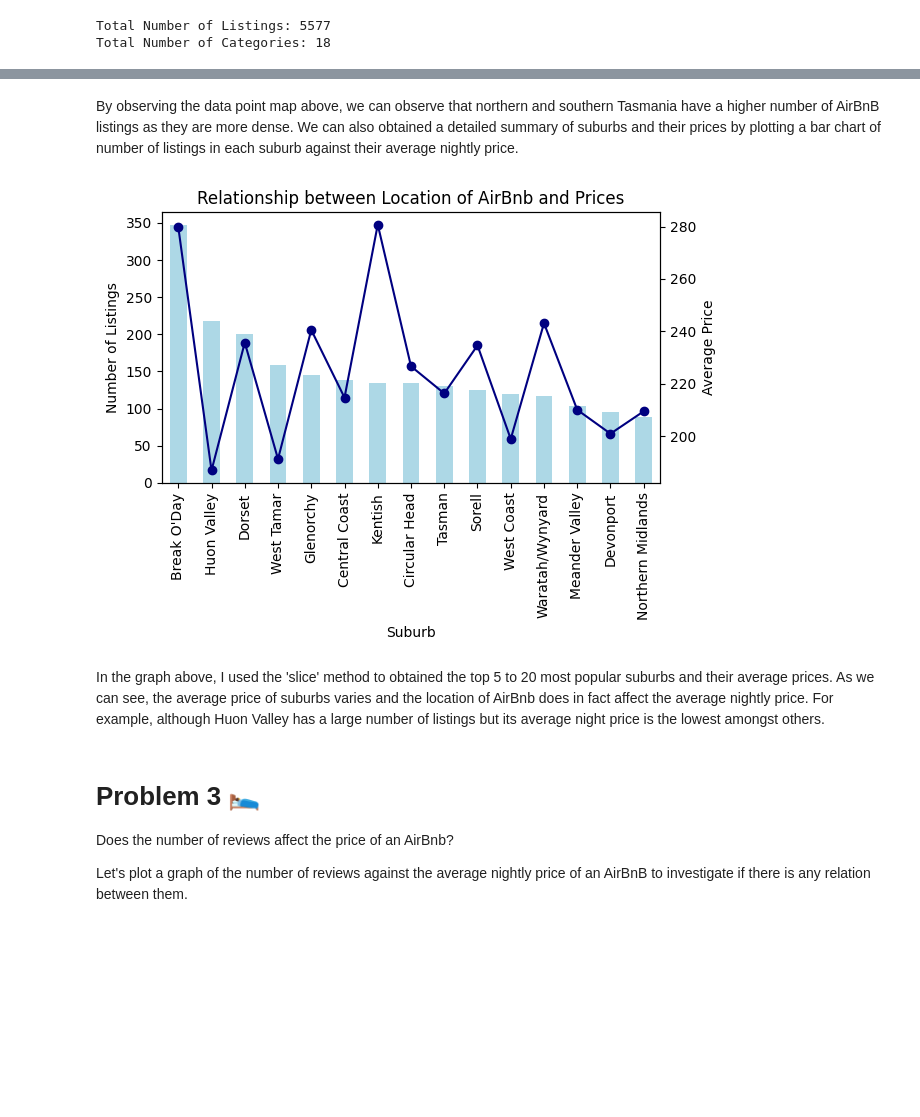
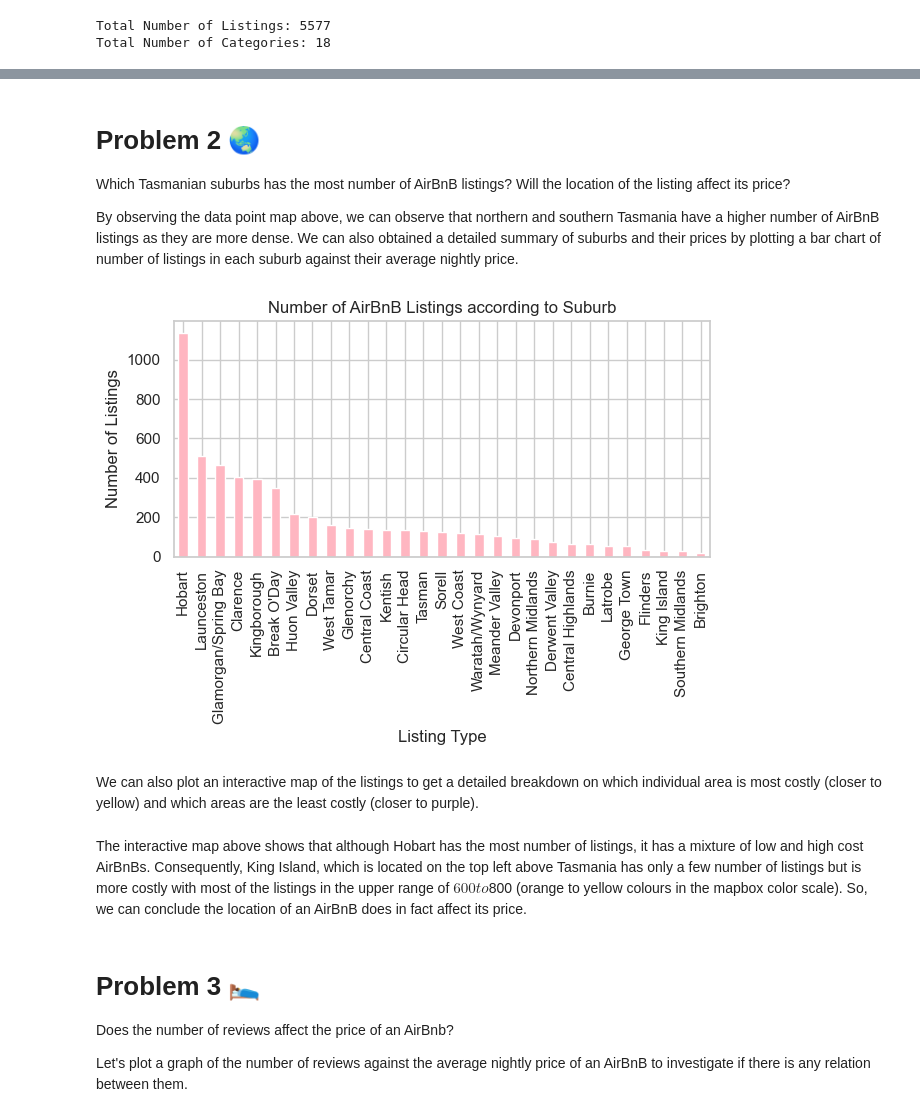
Before and after one commit to zhiyi-zy/data_project, a Jupyter notebook: presentation.ipynb, the cells around one changed output, grey strips where cells are left out. Saved outputs shown, nothing was run; the diff lists cells and outputs as text; code cells hidden in the pictures; blank space fills up the shorter version.

```diff
--- a/presentation.ipynb
+++ b/presentation.ipynb
@@ -96,27 +93,22 @@ plt.show()
 # %% [markdown]
+# Problem 2 🌏
+Which Tasmanian suburbs has the most number of AirBnB listings? Will the location of the listing affect its price?
+
+
 By observing the data point map above, we can observe that northern and southern Tasmania have a higher number of AirBnB listings as they are more dense. We can also obtained a detailed summary of suburbs and their prices by plotting a bar chart of number of listings in each suburb against their average nightly price.
-# %%
-# Bar Chart
-neighbourhood_sum = penalty_data.neighbourhood.value_counts()
-neighbourhood_sum = neighbourhood_sum[5:20]
-neighbourhood_sum.plot(kind="bar", color="lightblue")
-
-# Labels
-plt.title('Relationship between Location of AirBnb and Prices')
-plt.xlabel('Suburb')
-plt.ylabel('Number of Listings')
-ax2 = plt.gca().twinx()
-ax2.set_ylabel('Average Price')
-
-# Line Graph
-grouped_data = penalty_data.groupby('neighbourhood')['price'].mean().reset_index()
-grouped_data = grouped_data[grouped_data['neighbourhood'].isin(neighbourhood_sum.index)]
-plt.plot(grouped_data['neighbourhood'], grouped_data['price'], marker='o', color='navy')
-
-# Show graph
-plt.tight_layout()
-plt.show()
-# %% [output]
-[figure, removed]
-# %% [markdown]
-In the graph above, I used the 'slice' method to obtained the top 5 to 20 most popular suburbs and their average prices. As we can see, the average price of suburbs varies and the location of AirBnb does in fact affect the average nightly price. For example, although Huon Valley has a large number of listings but its average night price is the lowest amongst others.
+# %%
+# Bar Chart
+upper_bound = 3000
+bar_chart = penalty_data.neighbourhood.value_counts()
+bar_chart[bar_chart < upper_bound].plot(kind="bar", color="lightpink")
+
+# Labels
+plt.title('Number of AirBnB Listings according to Suburb')
+plt.xlabel('Listing Type')
+plt.ylabel('Number of Listings')
+plt.tight_layout()
+plt.show()
+# %% [output]
+[figure, added]
+# %% [markdown]
+We can also plot an interactive map of the listings to get a detailed breakdown on which individual area is most costly (closer to yellow) and which areas are the least costly (closer to purple).
@@ -123,3 +131,5 @@ In the graph above, I used the 'slice' method to obtained the top 5 to 20 most p
+# %% [markdown]
+The interactive map above shows that although Hobart has the most number of listings, it has a mixture of low and high cost AirBnBs. Consequently, King Island, which is located on the top left above Tasmania has only a few number of listings but is more costly with most of the listings in the upper range of $600 to $800 (orange to yellow colours in the mapbox color scale). So, we can conclude the location of an AirBnB does in fact affect its price.
 # %% [markdown]
 # Problem 3 🛌
 
```
Also changed, not shown: parts of 17 cells of this notebook, 18 other files.
